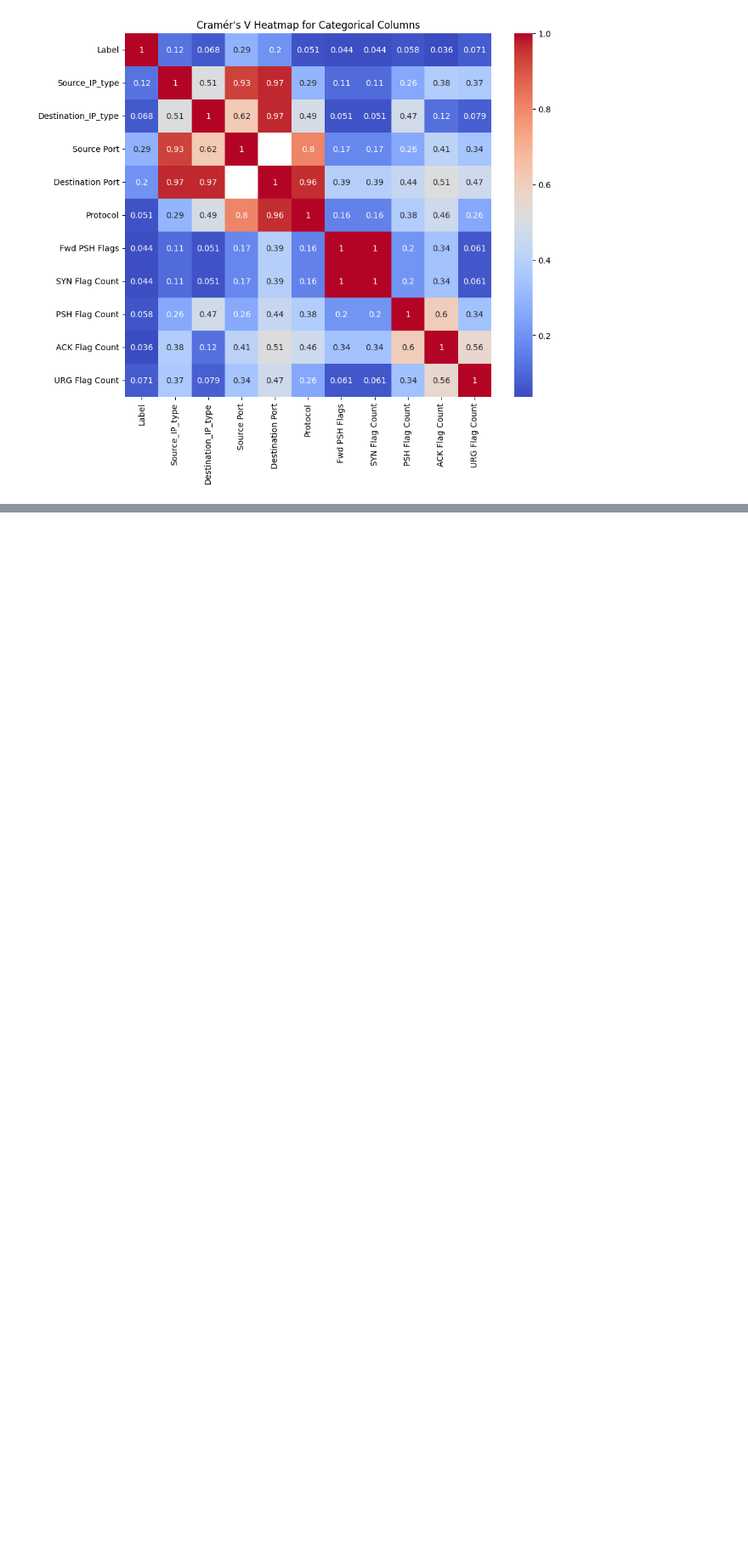
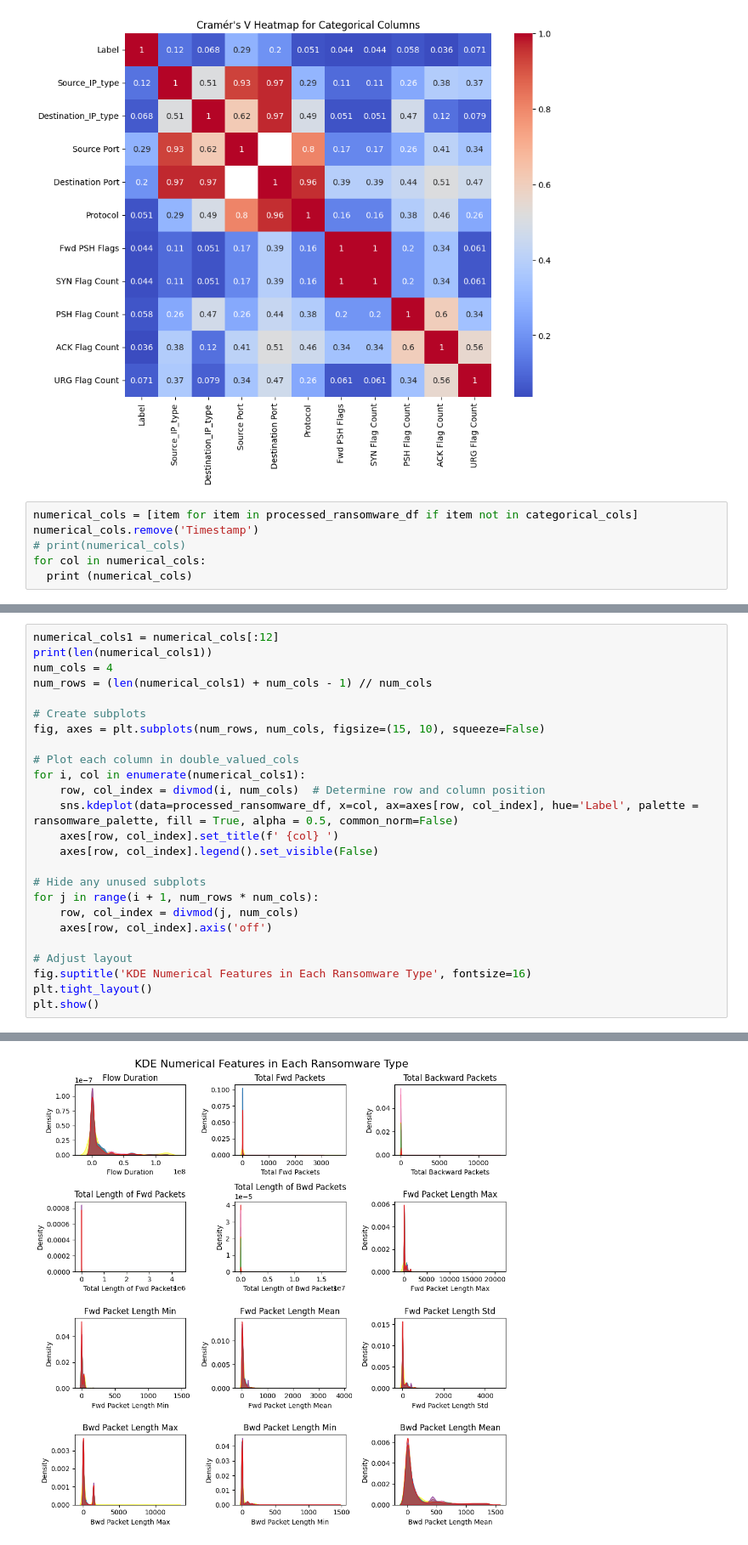
Before and after one commit to ArchisKulkarni002/RansomwareMLProject, a Jupyter notebook: Ransomware_Main.ipynb, the cells around one changed output, grey strips where cells are left out. Shown at 85% size. Cells and saved outputs as stored; diff of their text form; blank space fills up the shorter version.

```diff
--- a/Ransomware_Main.ipynb
+++ b/Ransomware_Main.ipynb
@@ -441,3 +441,9 @@ plt.title("Cramér's V Heatmap for Categorical Columns")
 plt.show()
 # %% [output]
 [figure]
+# %%
+numerical_cols = [item for item in processed_ransomware_df if item not in categorical_cols]
+numerical_cols.remove('Timestamp')
+# print(numerical_cols)
+for col in numerical_cols:
+  print (numerical_cols)
@@ -443,0 +452,26 @@ plt.show()
+# %%
+numerical_cols1 = numerical_cols[:12]
+print(len(numerical_cols1))
+num_cols = 4
+num_rows = (len(numerical_cols1) + num_cols - 1) // num_cols
+
+# Create subplots
+fig, axes = plt.subplots(num_rows, num_cols, figsize=(15, 10), squeeze=False)
+
+# Plot each column in double_valued_cols
+for i, col in enumerate(numerical_cols1):
+    row, col_index = divmod(i, num_cols)  # Determine row and column position
+    sns.kdeplot(data=processed_ransomware_df, x=col, ax=axes[row, col_index], hue='Label', palette = ransomware_palette, fill = True, alpha = 0.5, common_norm=False)
+    axes[row, col_index].set_title(f' {col} ')
+    axes[row, col_index].legend().set_visible(False)
+
+# Hide any unused subplots
+for j in range(i + 1, num_rows * num_cols):
+    row, col_index = divmod(j, num_cols)
+    axes[row, col_index].axis('off')
+
+# Adjust layout
+fig.suptitle('KDE Numerical Features in Each Ransomware Type', fontsize=16)
+plt.tight_layout()
+plt.show()
+# %% [output]
@@ -443,0 +479 @@ plt.show()
+[figure, added]
```
Also changed, not shown: parts of 9 cells of this notebook.
